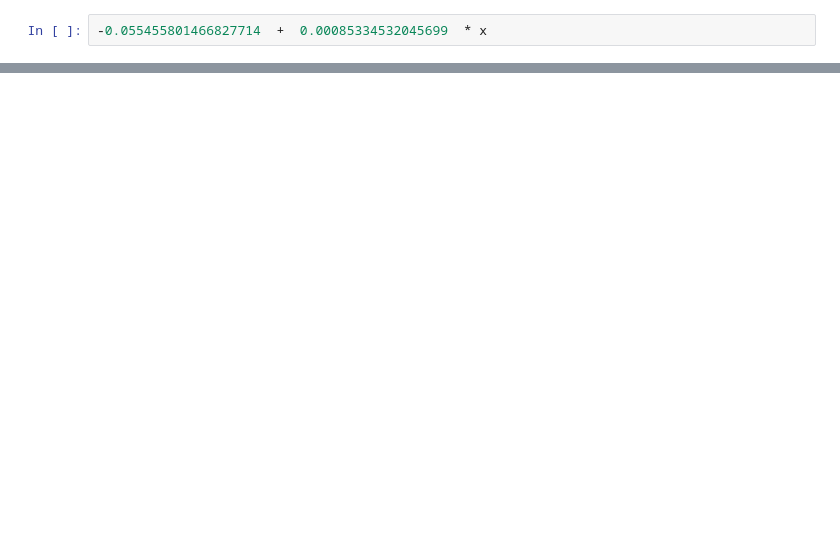
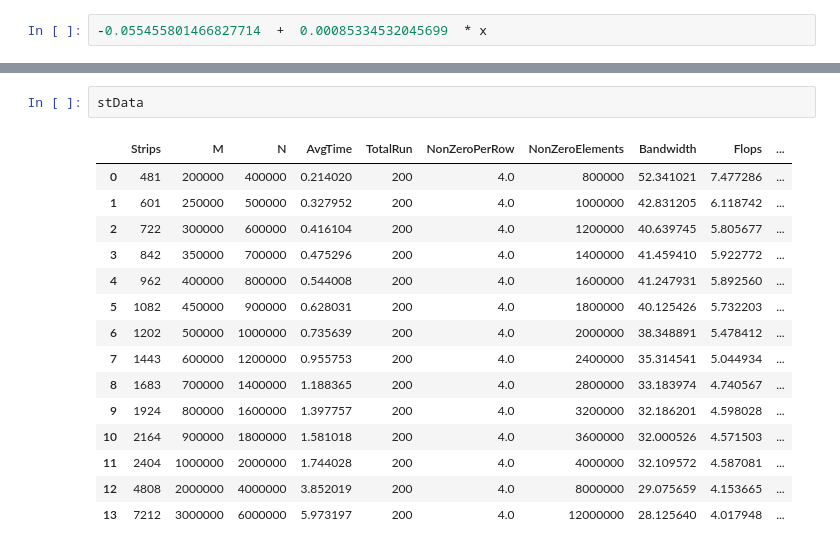
Before and after one commit to marufdsi/Benchmark_SpMV_using_CSR5, a Jupyter notebook: CSR5_SpMV_GPU_Plots.ipynb, the cells around one changed output, grey strips where cells are left out. Saved outputs shown, nothing was run; the diff lists cells and outputs as text; blank space fills up the shorter version.

```diff
--- a/CSR5_SpMV_GPU_Plots.ipynb
+++ b/CSR5_SpMV_GPU_Plots.ipynb
@@ -399,0 +588,18 @@ matrices = [
+# %%
+stData
+# %% [output]
+|  | Strips | M | N | AvgTime | TotalRun | NonZeroPerRow | NonZeroElements | Bandwidth | Flops | ... |
+| 0 | 481 | 200000 | 400000 | 0.214020 | 200 | 4.0 | 800000 | 52.341021 | 7.477286 | ... |
+| 1 | 601 | 250000 | 500000 | 0.327952 | 200 | 4.0 | 1000000 | 42.831205 | 6.118742 | ... |
+| 2 | 722 | 300000 | 600000 | 0.416104 | 200 | 4.0 | 1200000 | 40.639745 | 5.805677 | ... |
+| 3 | 842 | 350000 | 700000 | 0.475296 | 200 | 4.0 | 1400000 | 41.459410 | 5.922772 | ... |
+| 4 | 962 | 400000 | 800000 | 0.544008 | 200 | 4.0 | 1600000 | 41.247931 | 5.892560 | ... |
+| 5 | 1082 | 450000 | 900000 | 0.628031 | 200 | 4.0 | 1800000 | 40.125426 | 5.732203 | ... |
+| 6 | 1202 | 500000 | 1000000 | 0.735639 | 200 | 4.0 | 2000000 | 38.348891 | 5.478412 | ... |
+| 7 | 1443 | 600000 | 1200000 | 0.955753 | 200 | 4.0 | 2400000 | 35.314541 | 5.044934 | ... |
+| 8 | 1683 | 700000 | 1400000 | 1.188365 | 200 | 4.0 | 2800000 | 33.183974 | 4.740567 | ... |
+| 9 | 1924 | 800000 | 1600000 | 1.397757 | 200 | 4.0 | 3200000 | 32.186201 | 4.598028 | ... |
+| 10 | 2164 | 900000 | 1800000 | 1.581018 | 200 | 4.0 | 3600000 | 32.000526 | 4.571503 | ... |
+| 11 | 2404 | 1000000 | 2000000 | 1.744028 | 200 | 4.0 | 4000000 | 32.109572 | 4.587081 | ... |
+| 12 | 4808 | 2000000 | 4000000 | 3.852019 | 200 | 4.0 | 8000000 | 29.075659 | 4.153665 | ... |
+| 13 | 7212 | 3000000 | 6000000 | 5.973197 | 200 | 4.0 | 12000000 | 28.125640 | 4.017948 | ... |
```
Also changed, not shown: parts of 13 cells of this notebook, 6 other files.
